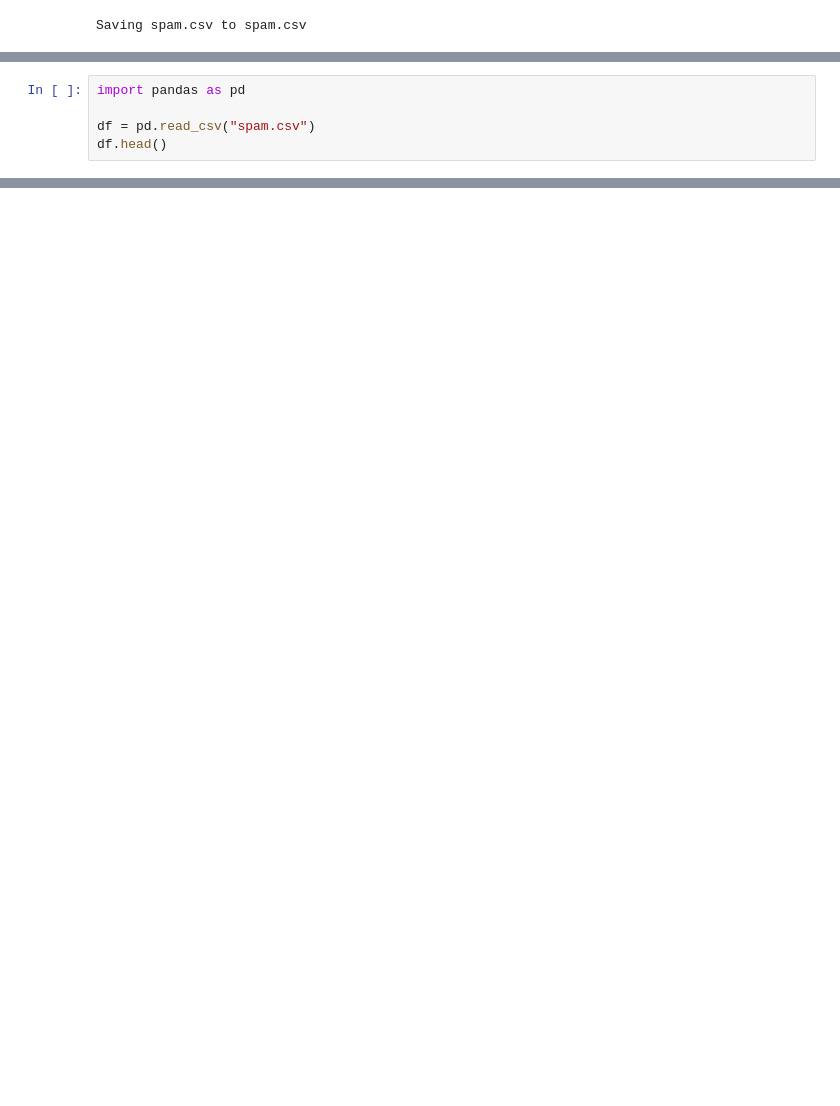
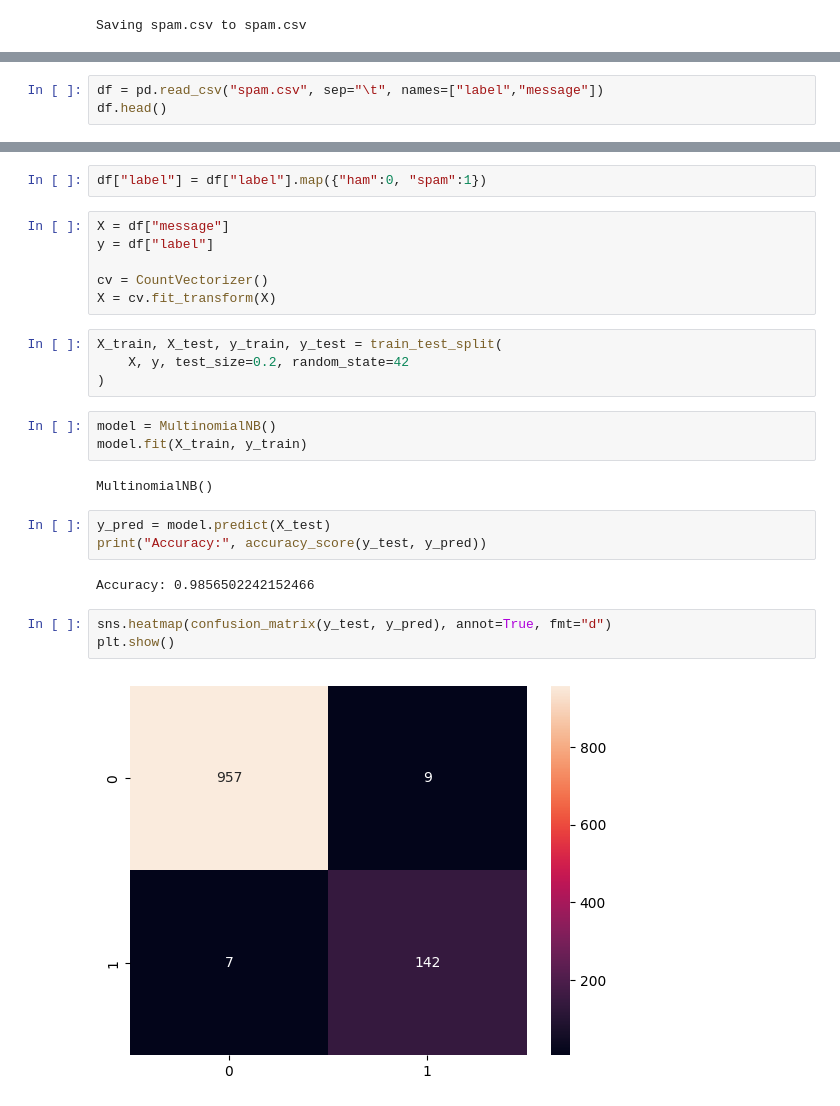
Before and after one commit to KadamShivanjalii/OIBSIP_DataScience_Task4, a Jupyter notebook: Email_Spam_Detection.ipynb, the cells around one changed output, grey strips where cells are left out. Cells and saved outputs as stored; diff of their text form; blank space fills up the shorter version.

```diff
--- a/Email_Spam_Detection.ipynb
+++ b/Email_Spam_Detection.ipynb
@@ -9,6 +18,4 @@ Saving spam.csv to spam.csv
 # %%
-import pandas as pd
-
-df = pd.read_csv("spam.csv")
+df = pd.read_csv("spam.csv", sep="\t", names=["label","message"])
 df.head()
 # %% [output]
@@ -87,0 +28,27 @@ weighted avg       0.99      0.99      0.99      1115
+# %%
+df["label"] = df["label"].map({"ham":0, "spam":1})
+# %%
+X = df["message"]
+y = df["label"]
+
+cv = CountVectorizer()
+X = cv.fit_transform(X)
+# %%
+X_train, X_test, y_train, y_test = train_test_split(
+    X, y, test_size=0.2, random_state=42
+)
+# %%
+model = MultinomialNB()
+model.fit(X_train, y_train)
+# %% [output]
+MultinomialNB()
+# %%
+y_pred = model.predict(X_test)
+print("Accuracy:", accuracy_score(y_test, y_pred))
+# %% [output]
+Accuracy: 0.9856502242152466
+# %%
+sns.heatmap(confusion_matrix(y_test, y_pred), annot=True, fmt="d")
+plt.show()
+# %% [output]
+[figure, added]
```
Also changed, not shown: parts of 3 cells of this notebook.
